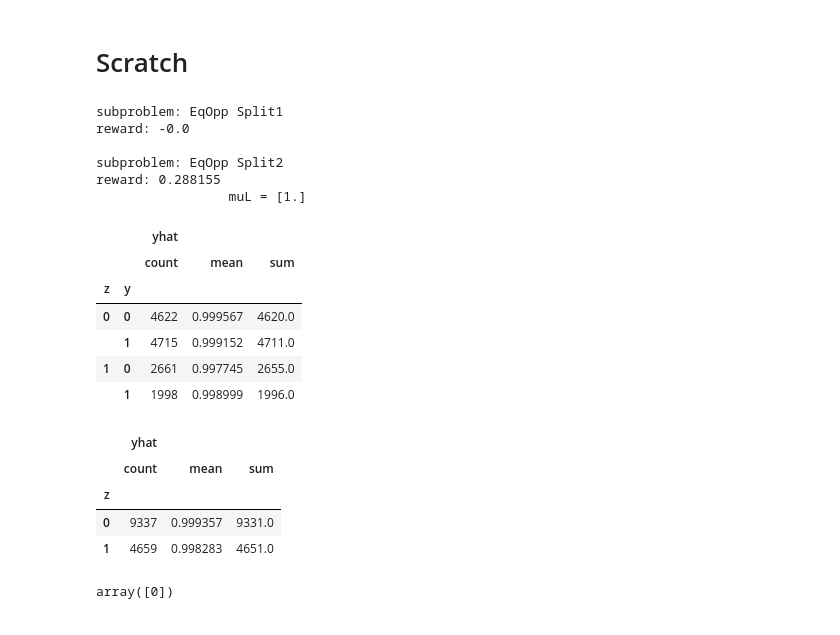
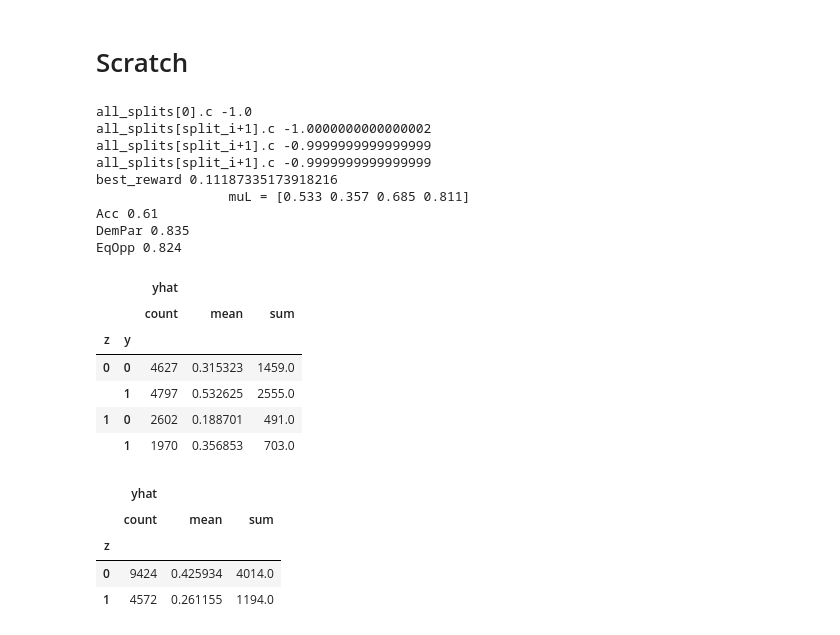
Before and after one commit to jackblandin/research, a Jupyter notebook: experiments/irl/Fair IRL Experiments.ipynb, the cells around one changed output. Cells and saved outputs as stored; diff of their text form; code cells hidden in the pictures.

```diff
--- a/experiments/irl/Fair IRL Experiments.ipynb
+++ b/experiments/irl/Fair IRL Experiments.ipynb
@@ -424,15 +439,18 @@ KeyError: 'OBJECTIVE_NAMES'
 # %% [markdown]
 # Scratch
 # %%
+exp_info = dict(base_exp_info)
 exp_info['FEAT_EXP_OBJECTIVE_NAMES'] = [
-#     'TPR_Z0', 'TPR_Z1',
-#     'TNR_Z0', 'TNR_Z1',
+    'TPR_Z0', 'TPR_Z1',
+    'TNR_Z0', 'TNR_Z1',
 #     'FPR_Z0', 'FPR_Z1',
 #     'FNR_Z0', 'FNR_Z1',
 #     'Acc',
 #     'DemPar',
-    'EqOpp',
+#     'EqOpp',
+#     'PredPar',
 ]
+exp_info['RESTRICT_Y_ACTION'] = True
 
 X, y, ft = generate_compas_dataset(20_000)
 # X, y, ft = generate_adult_dataset(20_000)
@@ -452,10 +470,7 @@ X_train, X_test, y_train, y_test = train_test_split(
     y,
     test_size=.2,
 )
-df = X_train.copy()
-df['y'] = y_train
 del X, y
-del X_test, y_test
 
 
 # Fit a classifier that predicts `y` from `X`.
@@ -469,47 +484,60 @@ clf.fit(X_train, y_train)
 x_cols = (
     ft['boolean']
     + ft['categoric']
     + ft['continuous']
 )
 x_cols.remove('z')
 
-wi = [1]
+wi = [.75, .1, .25, .1]
 reward_weights = { obj.name: wi[j] for j, obj in enumerate(feat_obj_set.objectives) }
 
+# test_df = X_test.copy()
+# test_df['y'] = y_test
+test_df = X_train.copy()
+test_df['y'] = y_train
+# test_df['y'] = clf.predict(X_test)
+
 clf_pol = compute_optimal_policy(
-    clf_df=df,  # NOT the dataset used to train the C_{Y_Z,X} clf
+    clf_df=test_df,  # NOT the dataset used to train the C_{Y_Z,X} clf
     clf=clf,
     x_cols=x_cols,
     obj_set=feat_obj_set,
     reward_weights=reward_weights,
     skip_error_terms=True,
     method=exp_info['METHOD'],
     min_freq_fill_pct=exp_info['MIN_FREQ_FILL_PCT'],
 )
 
 demo = generate_demo(clf_pol, X_train, y_train, can_observe_y=False)
 muj = feat_obj_set.compute_demo_feature_exp(demo)
 print(f"\t\t muL = {np.round(muj, 3)}")
 
 
+print('Acc', AccuracyObjective().compute_feat_exp(demo).round(3))
+print('DemPar', DemographicParityObjective().compute_feat_exp(demo).round(3))
+print('EqOpp', EqualOpportunityObjective().compute_feat_exp(demo).round(3))
+
 display(demo.groupby(['z', 'y'])[['yhat']].agg(['count', 'mean', 'sum']))
 display(demo.groupby(['z'])[['yhat']].agg(['count', 'mean', 'sum']))
 # %% [output]
-subproblem: EqOpp Split1
-reward: -0.0
-
-subproblem: EqOpp Split2
-reward: 0.288155
-                 muL = [1.]
+all_splits[0].c -1.0
+all_splits[split_i+1].c -1.0000000000000002
+all_splits[split_i+1].c -0.9999999999999999
+all_splits[split_i+1].c -0.9999999999999999
+best_reward 0.11187335173918216
+                 muL = [0.533 0.357 0.685 0.811]
+Acc 0.61
+DemPar 0.835
+EqOpp 0.824
 |  |  | yhat |  |  |
 |  |  | count | mean | sum |
 | z | y |  |  |  |
-| 0 | 0 | 4622 | 0.999567 | 4620.0 |
-|  | 1 | 4715 | 0.999152 | 4711.0 |
-| 1 | 0 | 2661 | 0.997745 | 2655.0 |
-|  | 1 | 1998 | 0.998999 | 1996.0 |
+| 0 | 0 | 4627 | 0.315323 | 1459.0 |
+|  | 1 | 4797 | 0.532625 | 2555.0 |
+| 1 | 0 | 2602 | 0.188701 | 491.0 |
+|  | 1 | 1970 | 0.356853 | 703.0 |
 |  | yhat |  |  |
 |  | count | mean | sum |
 | z |  |  |  |
-| 0 | 9337 | 0.999357 | 9331.0 |
-| 1 | 4659 | 0.998283 | 4651.0 |
+| 0 | 9424 | 0.425934 | 4014.0 |
+| 1 | 4572 | 0.261155 | 1194.0 |
@@ -519,4 +543,0 @@ x
-# %%
-clf_pol.clf.predict(x)
-# %% [output]
-array([0])
```
Also changed, not shown: parts of 14 cells of this notebook, 6 other files.
